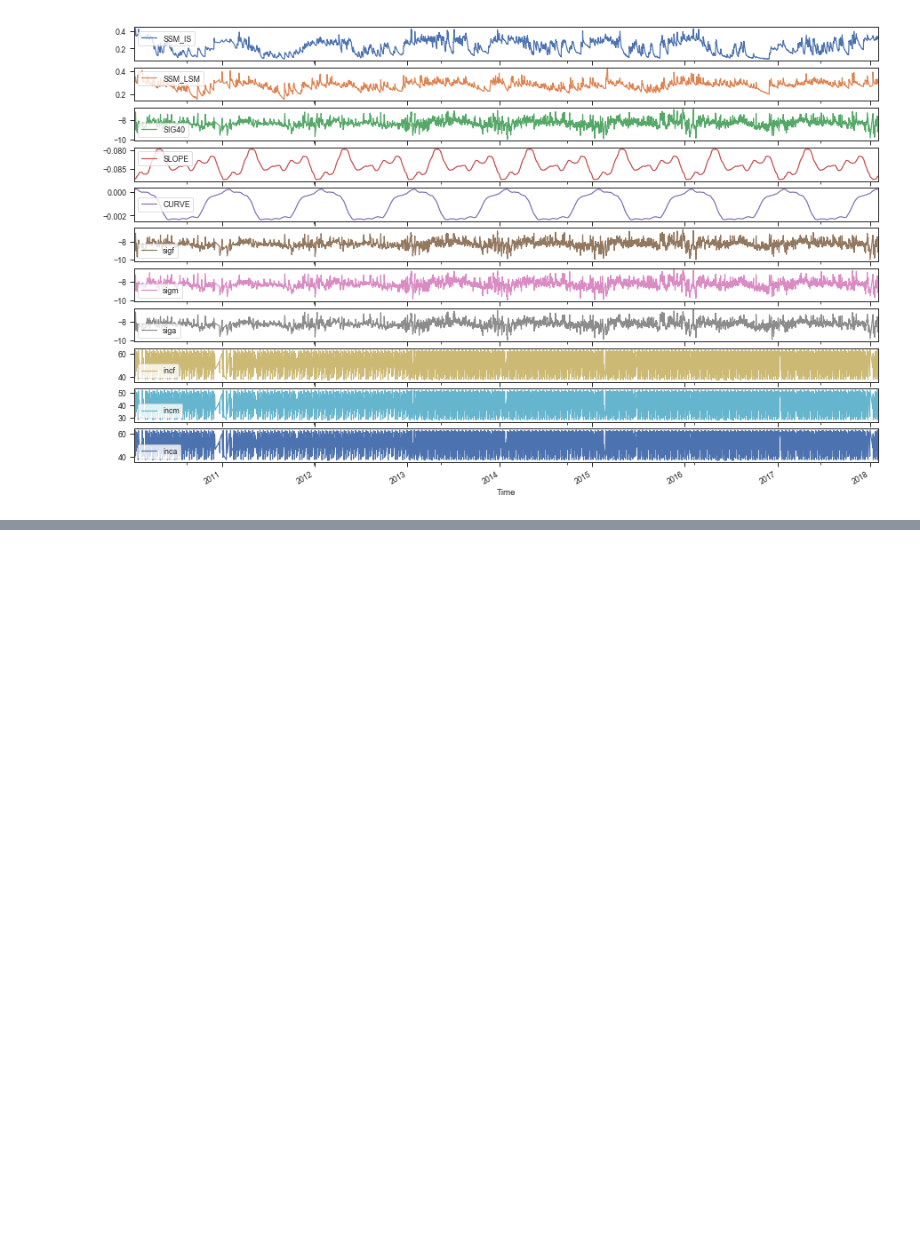
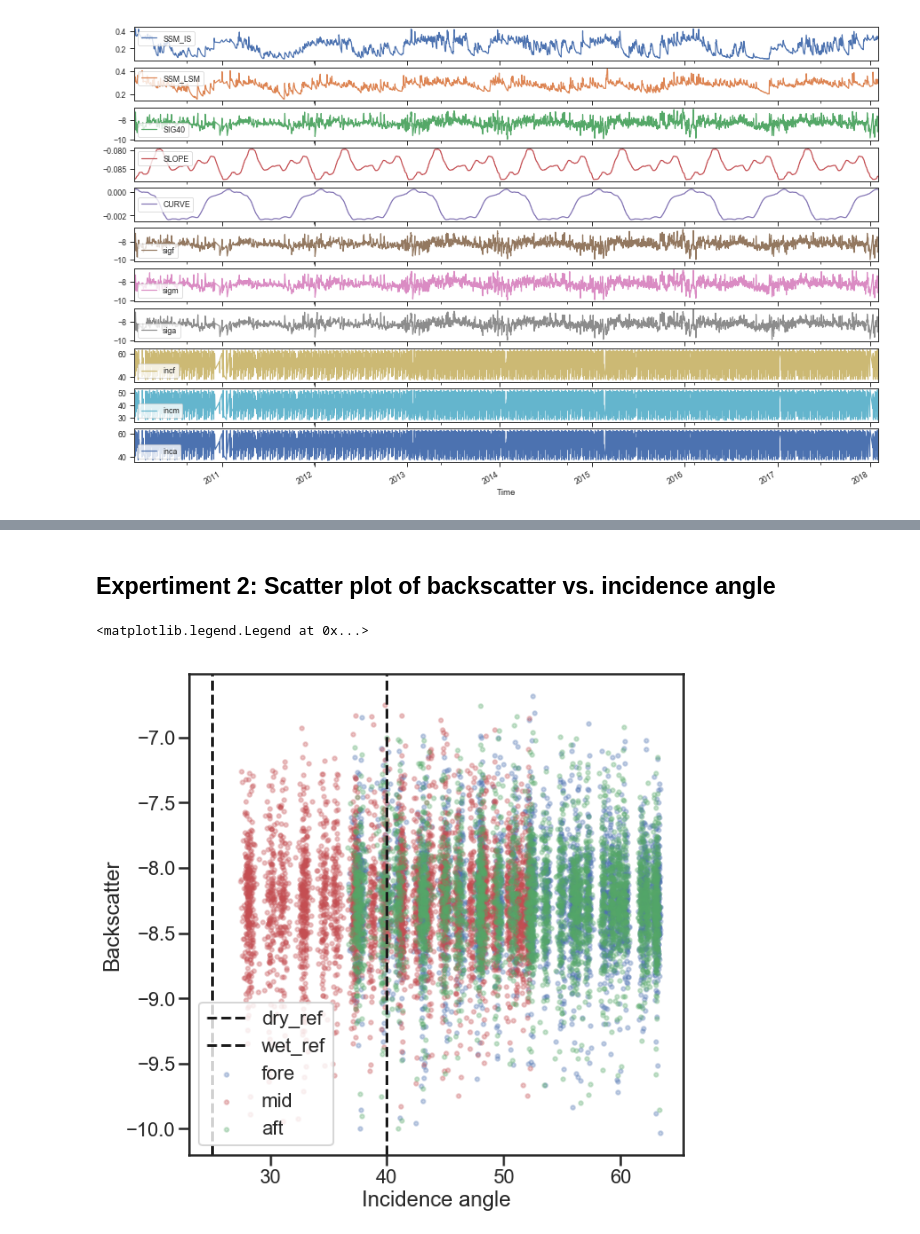
Before and after one commit to derpyninja/2019S-parameter-retrieval, a Jupyter notebook: Ex2/ex2.ipynb, the cells around one changed output, grey strips where cells are left out. Cells and saved outputs as stored; diff of their text form; code cells hidden in the pictures; blank space fills up the shorter version.

```diff
--- a/Ex2/ex2.ipynb
+++ b/Ex2/ex2.ipynb
@@ -87,0 +122,21 @@ dry_ref = 25
+# %% [markdown]
+## Expertiment 2: Scatter plot of backscatter vs. incidence angle
+# %%
+triplets = data[['sigf', 'sigm', 'siga', 'incf', 'incm', 'inca']]
+
+
+fig, ax = plt.subplots(figsize=(10,10))
+
+for beam, inc, sig, c in zip(['fore', 'mid', 'aft'], ['incf', 'incm', 'inca'], ['sigf', 'sigm', 'siga'], ['b','r','g']):
+    triplets.plot.scatter(x=inc, y=sig, c=c, ax=ax, label=beam, alpha=0.3)
+
+ax.axvline(25, label='dry_ref', linestyle='--', color='k')
+ax.axvline(40, label='wet_ref', linestyle='--', color='k')
+
+ax.set_xlabel('Incidence angle')
+ax.set_ylabel('Backscatter')
+
+plt.legend()
+# %% [output]
+<matplotlib.legend.Legend at 0x...>
+[figure, added]
```
Also changed, not shown: parts of 8 cells of this notebook.
